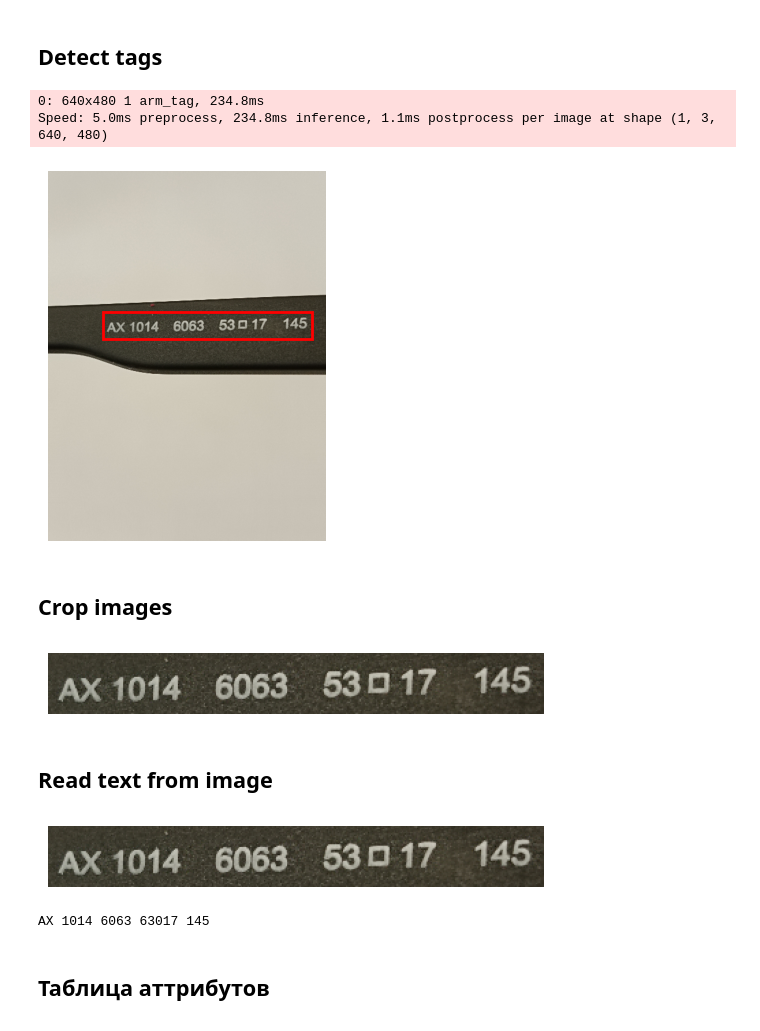
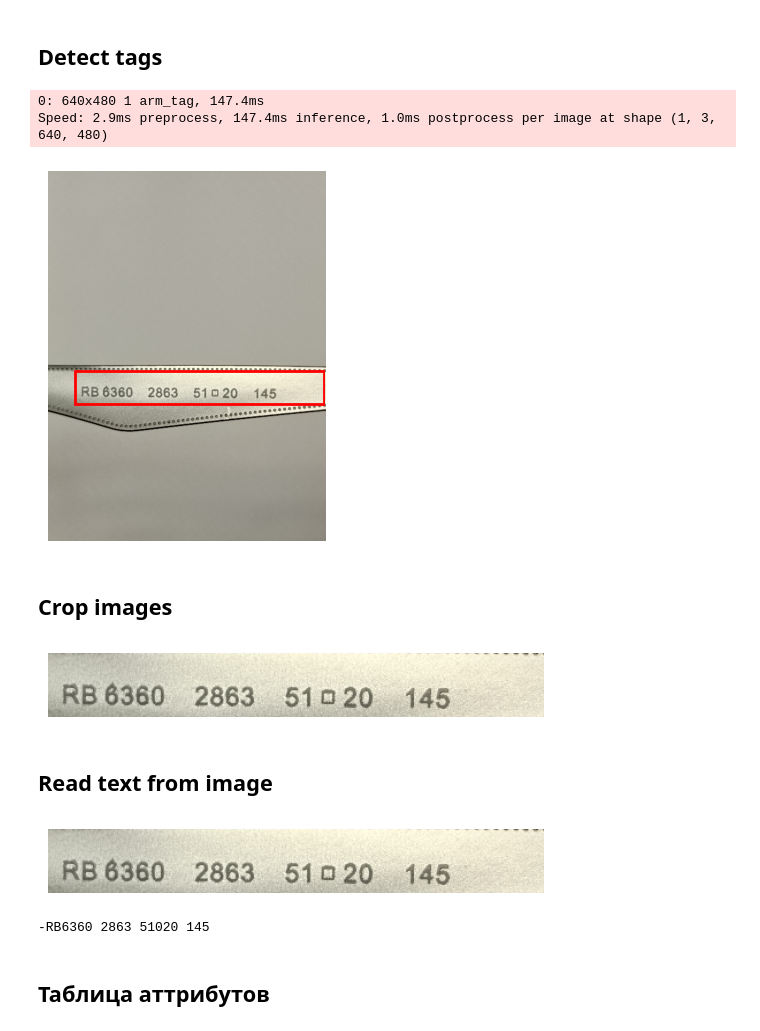
Before and after one commit to Untick/NetOptik, a Jupyter notebook: Polyakov Alexander/Glasses_arm_tag_v0_1b.ipynb, the cells around one changed output. Drawn from its saved outputs; the diff is of its cells as text; code cells hidden in the pictures.

```diff
--- a/Polyakov Alexander/Glasses_arm_tag_v0_1b.ipynb
+++ b/Polyakov Alexander/Glasses_arm_tag_v0_1b.ipynb
@@ -133,7 +142,7 @@ speed: {'preprocess': 1.5472173690795898, 'inference': 194.7418212890625, 'loss'
 # %% [markdown]
 ## Model info
 # %%
-MODEL_PATH = '/content/drive/MyDrive/AI/datasets/glasses_arm_tags/runs/detect/train2/weights/best.pt'
+MODEL_PATH = '/content/drive/MyDrive/AI/datasets/glasses_arm_tags/runs/detect/train3/weights/best.pt'
 model = YOLO(MODEL_PATH)  # Load the custom model
 
 # Validate the model
@@ -169,24 +168,26 @@ map75 0.8535727676950999
 # %% [markdown]
 ## Detect tags
 # %%
-TEST_FILE = '/content/drive/MyDrive/AI/datasets/glasses_arm_tags/test/22.jpg'
+TEST_FILE = '/content/drive/MyDrive/AI/datasets/glasses_arm_tags/test/10.jpg'
 
 # Load model
 predict_model = YOLO(MODEL_PATH)
 
 # Load image
 
 resized_img = resize_image_for_predict(TEST_FILE)
 
 # Predict
-results = predict_model(resized_img)
+# results = predict_model.predict(resized_img, iou=0.1)
+results = predict_model.predict(resized_img, max_det=1)
+
 
 # Write result
 apply_bboxes_on_image(resized_img, results[0].boxes.data)
 # %% [output]
-0: 640x480 1 arm_tag, 234.8ms
-Speed: 5.0ms preprocess, 234.8ms inference, 1.1ms postprocess per image at shape (1, 3, 640, 480)
+0: 640x480 1 arm_tag, 147.4ms
+Speed: 2.9ms preprocess, 147.4ms inference, 1.0ms postprocess per image at shape (1, 3, 640, 480)
-[figure, old version]
+[figure, new version]
 # %% [markdown]
 ## Crop images
 # %%
@@ -195,7 +196,7 @@ imgs = crop_image_using_bboxes(resized_img, results[0].boxes.data)
 for img in imgs:
   display_image(img)
 # %% [output]
-[figure, old version]
+[figure, new version]
 # %% [markdown]
 ## Read text from image
 # %%
@@ -205,8 +206,8 @@ extracted_text = pytesseract.image_to_string(imgs[0])
 display_image(imgs[0])
 print(extracted_text)
 # %% [output]
-[figure, old version]
+[figure, new version]
-AX 1014 6063 63017 145
+-RB6360 2863 51020 145
 # %% [markdown]
 ## Таблица аттрибутов
 # %%
```
Also changed, not shown: parts of 9 cells of this notebook.
